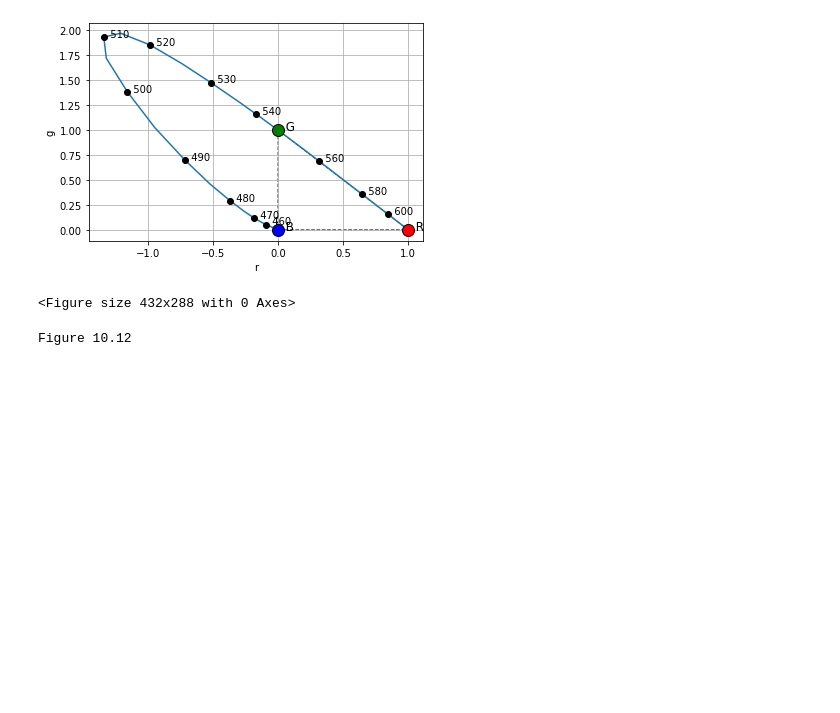
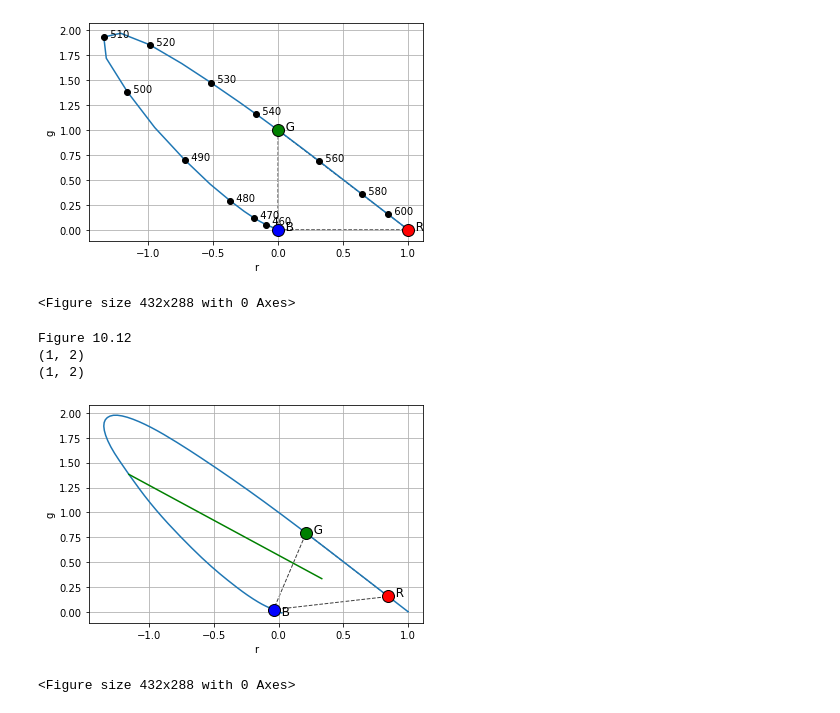
Before and after one commit to petercorke/machinevision-toolbox-python, a Jupyter notebook: machinevisiontoolbox/chap10.ipynb, the cells around one changed output. Saved outputs shown, nothing was run; the diff lists cells and outputs as text; code cells hidden in the pictures; blank space fills up the shorter version.

Commit message:
blob perimeter, smoother quadratic/cubic interpolation for lambda2rg setup as keyword via kwargs, minor fixes in test_color and color

```diff
--- a/machinevisiontoolbox/chap10.ipynb
+++ b/machinevisiontoolbox/chap10.ipynb
@@ -311,22 +313,51 @@ Figure 10.11
  [-3.92354001e-04  2.11162744e-04]]
 [figure]
 <Figure size 432x288 with 0 Axes>
-# %%
-
-print('Figure 10.12')
-
-gcc = mvt.lambda2rg(500 * nm)
-wcc = mvt.tristim2cc(np.r_[1, 1, 1])
-
-ax = plt.subplot(1,1,1)
-
-# show locus
-r, g = mvt.lambda2rg(np.arage(400, 700) * 1e-9)
-
-ax.plot(r, g)
-
-# show and label primaries
-# TODO different from cie_primaries?
-prim = mvt.lambda2rg(np.r_[600, 555, 450] * nm)
-# %% [output]
-Figure 10.12
+# %%
+
+print('Figure 10.12')
+
+gcc = mvt.lambda2rg(500 * nm)
+wcc = mvt.tristim2cc(np.r_[1, 1, 1])
+
+ax = plt.subplot(1,1,1)
+
+# show locus
+rg = mvt.lambda2rg(np.arange(400, 700) * 1e-9, kind='quadratic')
+
+ax.plot(rg[0:, 0], rg[0:, 1])
+
+# show and label primaries
+# TODO different from cie_primaries?
+prim = mvt.lambda2rg(np.r_[600, 555, 450] * nm)
+poly = Polygon(prim, closed=True, facecolor='None', linestyle='--', edgecolor='k', alpha=0.75)
+poly.set_color=None
+ax.add_patch(poly)
+
+ax.plot(prim[0, 0], prim[0, 1], marker='o', markeredgecolor='k', markerfacecolor='r', markersize=12)
+ax.plot(prim[1, 0], prim[1, 1], marker='o', markeredgecolor='k', markerfacecolor='g', markersize=12)
+ax.plot(prim[2, 0], prim[2, 1], marker='o', markeredgecolor='k', markerfacecolor='b', markersize=12)
+ax.text(prim[0, 0], prim[0, 1], '  R', fontsize=12)
+ax.text(prim[1, 0], prim[1, 1], '  G', fontsize=12)
+ax.text(prim[2, 0], prim[2, 1] - 0.06, '  B', fontsize=12)
+
+print(gcc.shape)
+print(wcc.shape)
+
+ax.plot((gcc[0, 0], wcc[0, 0]), (gcc[0, 1], wcc[0, 1]), 'g')
+
+# TODO check with RVC2.pdf to see what plot2 is doing/what the final plot should look like
+
+ax.set_xlabel('r')
+ax.set_ylabel('g')
+
+ax.grid()
+
+plt.show()
+plt.savefig('fig10_12.eps')
+# %% [output]
+Figure 10.12
+(1, 2)
+(1, 2)
+[figure, added]
+<Figure size 432x288 with 0 Axes>
```
Also changed, not shown: parts of 2 cells of this notebook, 3 other files.
